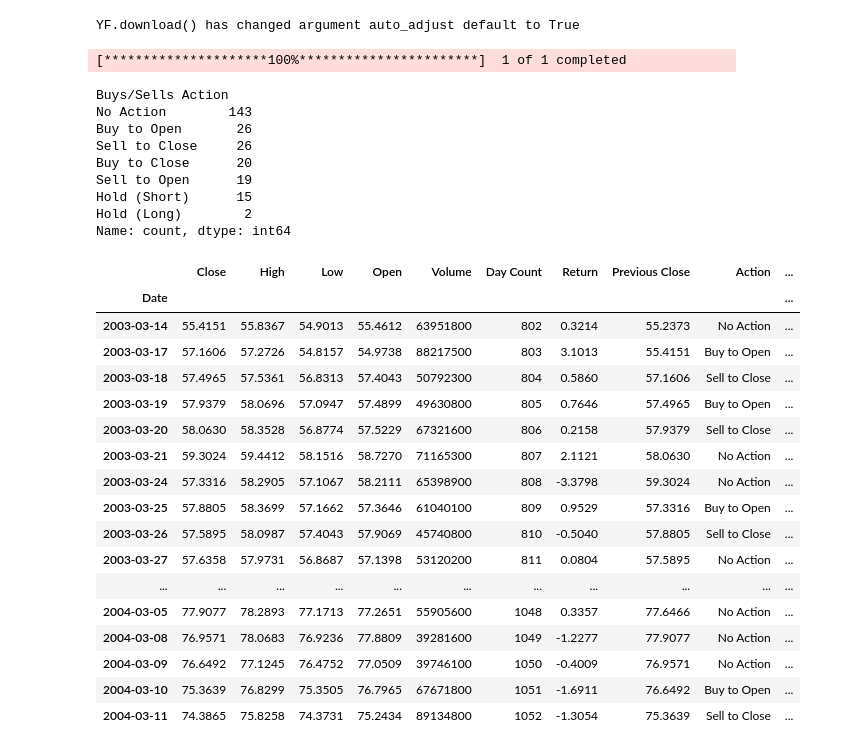
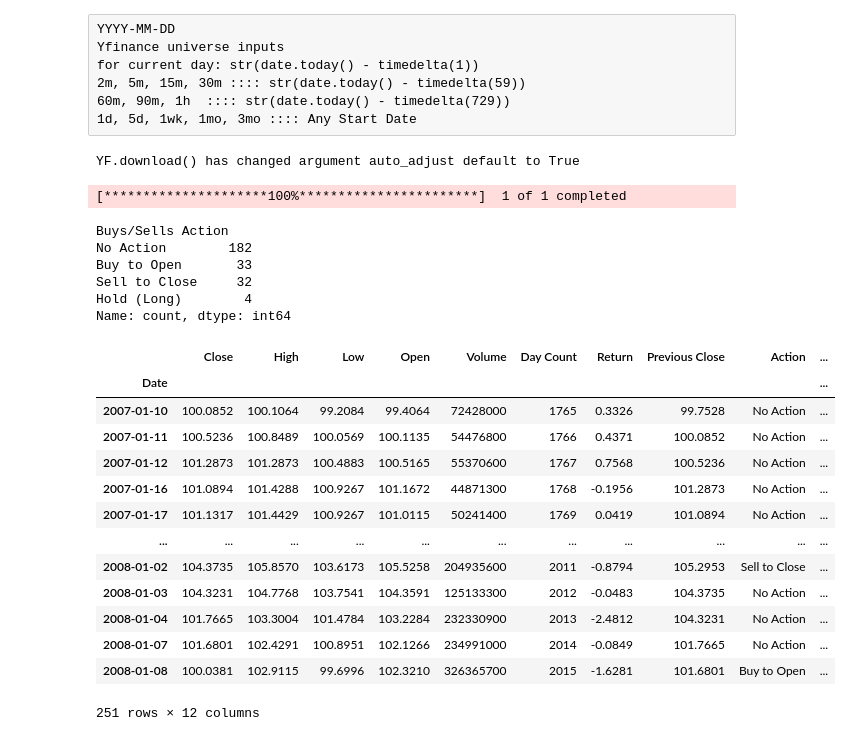
Before and after one commit to FilBillions/conditional_probability_model_1, a Jupyter notebook: contents/Current_Given_Previous_Cond_Prob_model.ipynb, the cells around one changed output. Cells and saved outputs as stored; diff of their text form; code cells hidden in the pictures.

```diff
--- a/contents/Current_Given_Previous_Cond_Prob_model.ipynb
+++ b/contents/Current_Given_Previous_Cond_Prob_model.ipynb
@@ -11,39 +6,41 @@ from charts import comparison, visual, linear_regression, normal
+# %% [raw]
+YYYY-MM-DD
+Yfinance universe inputs
+for current day: str(date.today() - timedelta(1))
+2m, 5m, 15m, 30m :::: str(date.today() - timedelta(59))
+60m, 90m, 1h  :::: str(date.today() - timedelta(729))
+1d, 5d, 1wk, 1mo, 3mo :::: Any Start Date
+# %%
+universe = '2000-01-01'
 # %%
-test = Conditional_Probability("SPY", start = "2000-01-01", end=str(date.today() - timedelta(1)), interval = "1d")
+test = Conditional_Probability("SPY", start = universe, end=str(date.today() - timedelta(1)), interval = "1d")
 # %% [output]
 YF.download() has changed argument auto_adjust default to True
 [*********************100%***********************]  1 of 1 completed
 # %%
 #target_probability, start_date, end_date
-test.run_algo(target_probability=.55, start_date="2003-03-13", end_date="2004-03-12", return_table=True)
+test.run_algo(target_probability=.55, start_date="2007-01-09", end_date="2008-01-09", return_table=True)
 # %% [output]
 Buys/Sells Action
-No Action        143
-Buy to Open       26
-Sell to Close     26
-Buy to Close      20
-Sell to Open      19
-Hold (Short)      15
-Hold (Long)        2
+No Action        182
+Buy to Open       33
+Sell to Close     32
+Hold (Long)        4
 Name: count, dtype: int64
 |  | Close | High | Low | Open | Volume | Day Count | Return | Previous Close | Action | ... |
 | Date |  |  |  |  |  |  |  |  |  | ... |
-| 2003-03-14 | 55.4151 | 55.8367 | 54.9013 | 55.4612 | 63951800 | 802 | 0.3214 | 55.2373 | No Action | ... |
-| 2003-03-17 | 57.1606 | 57.2726 | 54.8157 | 54.9738 | 88217500 | 803 | 3.1013 | 55.4151 | Buy to Open | ... |
-| 2003-03-18 | 57.4965 | 57.5361 | 56.8313 | 57.4043 | 50792300 | 804 | 0.5860 | 57.1606 | Sell to Close | ... |
-| 2003-03-19 | 57.9379 | 58.0696 | 57.0947 | 57.4899 | 49630800 | 805 | 0.7646 | 57.4965 | Buy to Open | ... |
-| 2003-03-20 | 58.0630 | 58.3528 | 56.8774 | 57.5229 | 67321600 | 806 | 0.2158 | 57.9379 | Sell to Close | ... |
-| 2003-03-21 | 59.3024 | 59.4412 | 58.1516 | 58.7270 | 71165300 | 807 | 2.1121 | 58.0630 | No Action | ... |
-| 2003-03-24 | 57.3316 | 58.2905 | 57.1067 | 58.2111 | 65398900 | 808 | -3.3798 | 59.3024 | No Action | ... |
-| 2003-03-25 | 57.8805 | 58.3699 | 57.1662 | 57.3646 | 61040100 | 809 | 0.9529 | 57.3316 | Buy to Open | ... |
-| 2003-03-26 | 57.5895 | 58.0987 | 57.4043 | 57.9069 | 45740800 | 810 | -0.5040 | 57.8805 | Sell to Close | ... |
-| 2003-03-27 | 57.6358 | 57.9731 | 56.8687 | 57.1398 | 53120200 | 811 | 0.0804 | 57.5895 | No Action | ... |
+| 2007-01-10 | 100.0852 | 100.1064 | 99.2084 | 99.4064 | 72428000 | 1765 | 0.3326 | 99.7528 | No Action | ... |
+| 2007-01-11 | 100.5236 | 100.8489 | 100.0569 | 100.1135 | 54476800 | 1766 | 0.4371 | 100.0852 | No Action | ... |
+| 2007-01-12 | 101.2873 | 101.2873 | 100.4883 | 100.5165 | 55370600 | 1767 | 0.7568 | 100.5236 | No Action | ... |
+| 2007-01-16 | 101.0894 | 101.4288 | 100.9267 | 101.1672 | 44871300 | 1768 | -0.1956 | 101.2873 | No Action | ... |
+| 2007-01-17 | 101.1317 | 101.4429 | 100.9267 | 101.0115 | 50241400 | 1769 | 0.0419 | 101.0894 | No Action | ... |
 | ... | ... | ... | ... | ... | ... | ... | ... | ... | ... | ... |
-| 2004-03-05 | 77.9077 | 78.2893 | 77.1713 | 77.2651 | 55905600 | 1048 | 0.3357 | 77.6466 | No Action | ... |
-| 2004-03-08 | 76.9571 | 78.0683 | 76.9236 | 77.8809 | 39281600 | 1049 | -1.2277 | 77.9077 | No Action | ... |
-| 2004-03-09 | 76.6492 | 77.1245 | 76.4752 | 77.0509 | 39746100 | 1050 | -0.4009 | 76.9571 | No Action | ... |
-| 2004-03-10 | 75.3639 | 76.8299 | 75.3505 | 76.7965 | 67671800 | 1051 | -1.6911 | 76.6492 | Buy to Open | ... |
-| 2004-03-11 | 74.3865 | 75.8258 | 74.3731 | 75.2434 | 89134800 | 1052 | -1.3054 | 75.3639 | Sell to Close | ... |
+| 2008-01-02 | 104.3735 | 105.8570 | 103.6173 | 105.5258 | 204935600 | 2011 | -0.8794 | 105.2953 | Sell to Close | ... |
+| 2008-01-03 | 104.3231 | 104.7768 | 103.7541 | 104.3591 | 125133300 | 2012 | -0.0483 | 104.3735 | No Action | ... |
+| 2008-01-04 | 101.7665 | 103.3004 | 101.4784 | 103.2284 | 232330900 | 2013 | -2.4812 | 104.3231 | No Action | ... |
+| 2008-01-07 | 101.6801 | 102.4291 | 100.8951 | 102.1266 | 234991000 | 2014 | -0.0849 | 101.7665 | No Action | ... |
+| 2008-01-08 | 100.0381 | 102.9115 | 99.6996 | 102.3210 | 326365700 | 2015 | -1.6281 | 101.6801 | Buy to Open | ... |
+251 rows × 12 columns
 # %%
 test.backtest(return_table=False)
 # %% [output]
```
Also changed, not shown: parts of 5 cells of this notebook, 9 other files.
